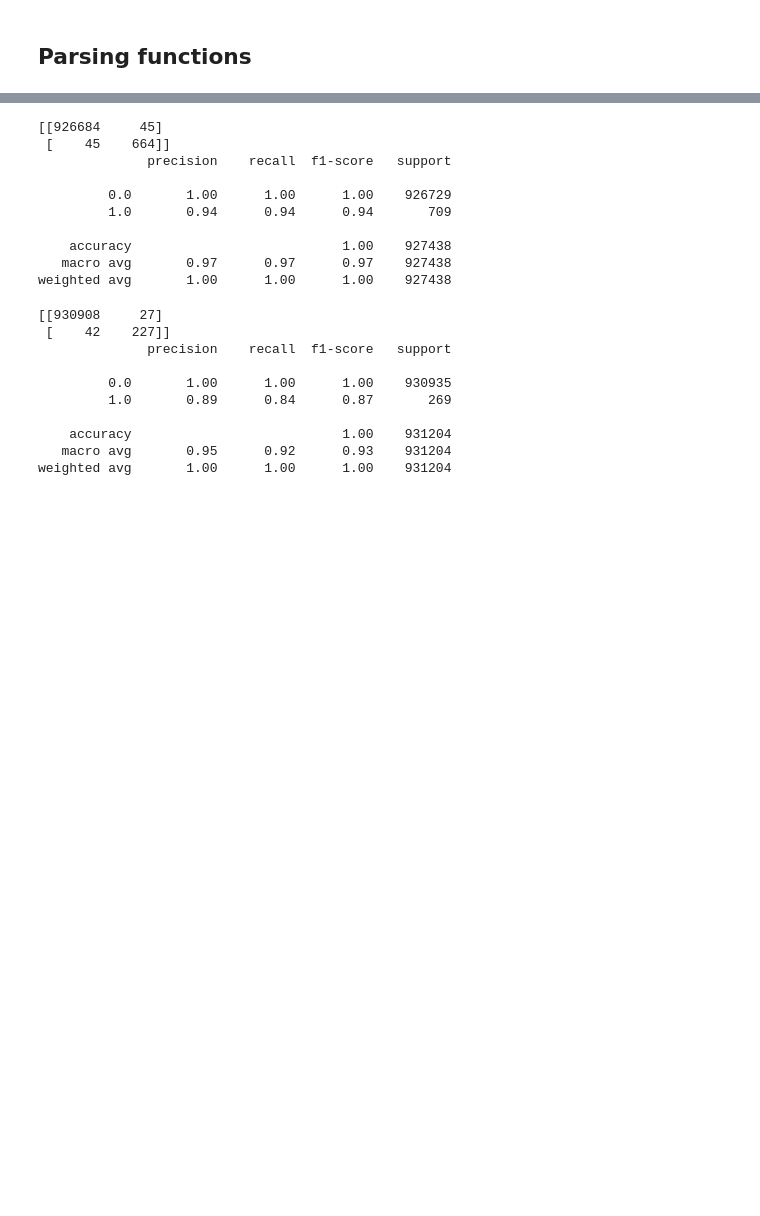
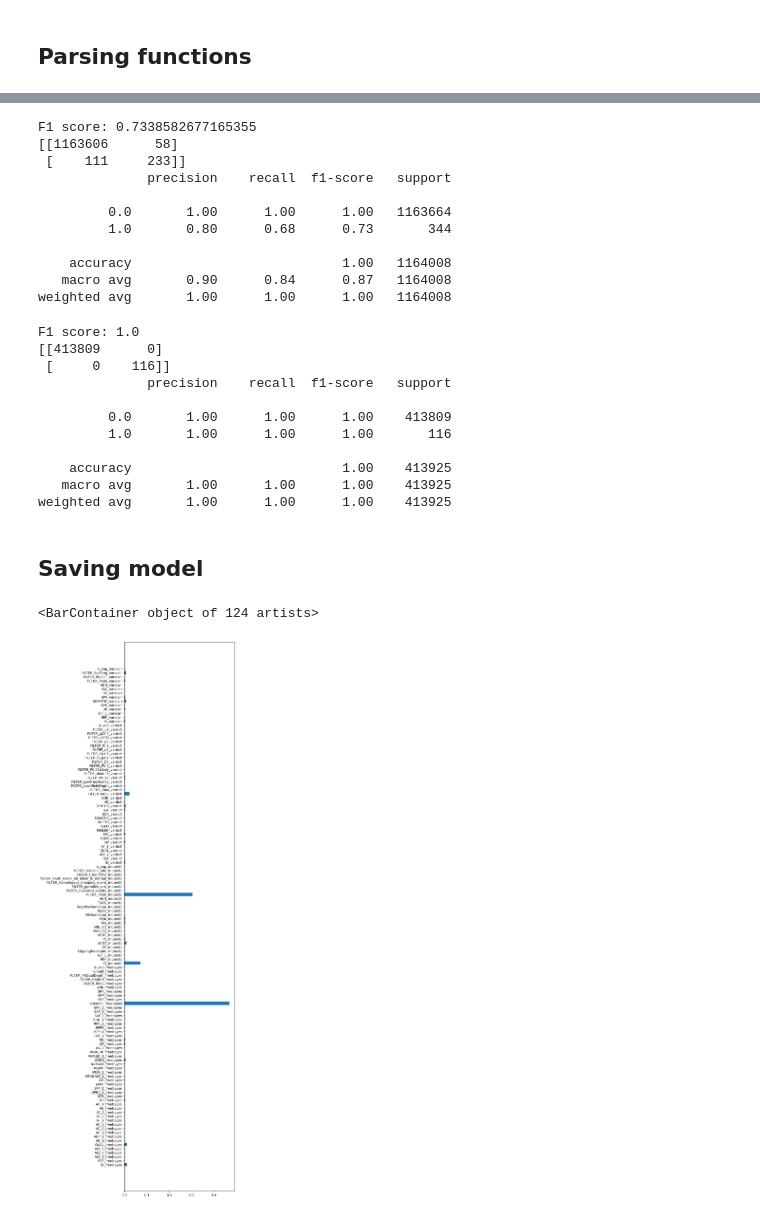
Before and after one commit to TingWeee/SNVcallingAlgo, a Jupyter notebook: GradientBoosting_MoreFeatures.ipynb, the cells around one changed output, grey strips where cells are left out. Drawn from its saved outputs; the diff is of its cells as text; code cells hidden in the pictures; blank space fills up the shorter version.

```diff
--- a/GradientBoosting_MoreFeatures.ipynb
+++ b/GradientBoosting_MoreFeatures.ipynb
@@ -406,32 +634,36 @@ y_pred = model.predict(X_test)
 # %%
-# evaluate model performance # for syn1 dataset
-from sklearn.metrics import classification_report,confusion_matrix
+# evaluate model performance for real1 dataset with 7 features
+print(f'F1 score: {f1_score(y_test,y_pred)}')
 print(confusion_matrix(y_test,y_pred))
 print(classification_report(y_test,y_pred))
 # %% [output]
-[[926684     45]
- [    45    664]]
+F1 score: 0.7338582677165355
+[[1163606      58]
+ [    111     233]]
               precision    recall  f1-score   support
 
-         0.0       1.00      1.00      1.00    926729
-         1.0       0.94      0.94      0.94       709
+         0.0       1.00      1.00      1.00   1163664
+         1.0       0.80      0.68      0.73       344
 
-    accuracy                           1.00    927438
-   macro avg       0.97      0.97      0.97    927438
-weighted avg       1.00      1.00      1.00    927438
+    accuracy                           1.00   1164008
+   macro avg       0.90      0.84      0.87   1164008
+weighted avg       1.00      1.00      1.00   1164008
 # %%
-# evaluate model performance # for real1 dataset
-from sklearn.metrics import classification_report,confusion_matrix
+# evaluate model performance for real2-1 dataset with 7 features
+print(f'F1 score: {f1_score(y_test,y_pred)}')
 print(confusion_matrix(y_test,y_pred))
 print(classification_report(y_test,y_pred))
 # %% [output]
-[[930908     27]
- [    42    227]]
+F1 score: 1.0
+[[413809      0]
+ [     0    116]]
               precision    recall  f1-score   support
 
-         0.0       1.00      1.00      1.00    930935
-         1.0       0.89      0.84      0.87       269
+         0.0       1.00      1.00      1.00    413809
+         1.0       1.00      1.00      1.00       116
 
-    accuracy                           1.00    931204
-   macro avg       0.95      0.92      0.93    931204
-weighted avg       1.00      1.00      1.00    931204
+    accuracy                           1.00    413925
+   macro avg       1.00      1.00      1.00    413925
+weighted avg       1.00      1.00      1.00    413925
+# %% [markdown]
+## Saving model
@@ -437,0 +676,14 @@ weighted avg       1.00      1.00      1.00    931204
+# %%
+model1 = pickle.load(open('syn4_126.pickle',"rb"))
+# %%
+# calculate feature importances
+dataset = 'syn5'
+
+sorted_idx = model1.feature_importances_.argsort()
+
+fig,ax=plt.subplots(figsize=(6,30))
+ax.barh(X.columns, model.feature_importances_)
+#plt.savefig(f'importances_126_test40_{dataset}.png')
+# %% [output]
+<BarContainer object of 124 artists>
+[figure, added]
```
Also changed, not shown: parts of 81 cells of this notebook.
